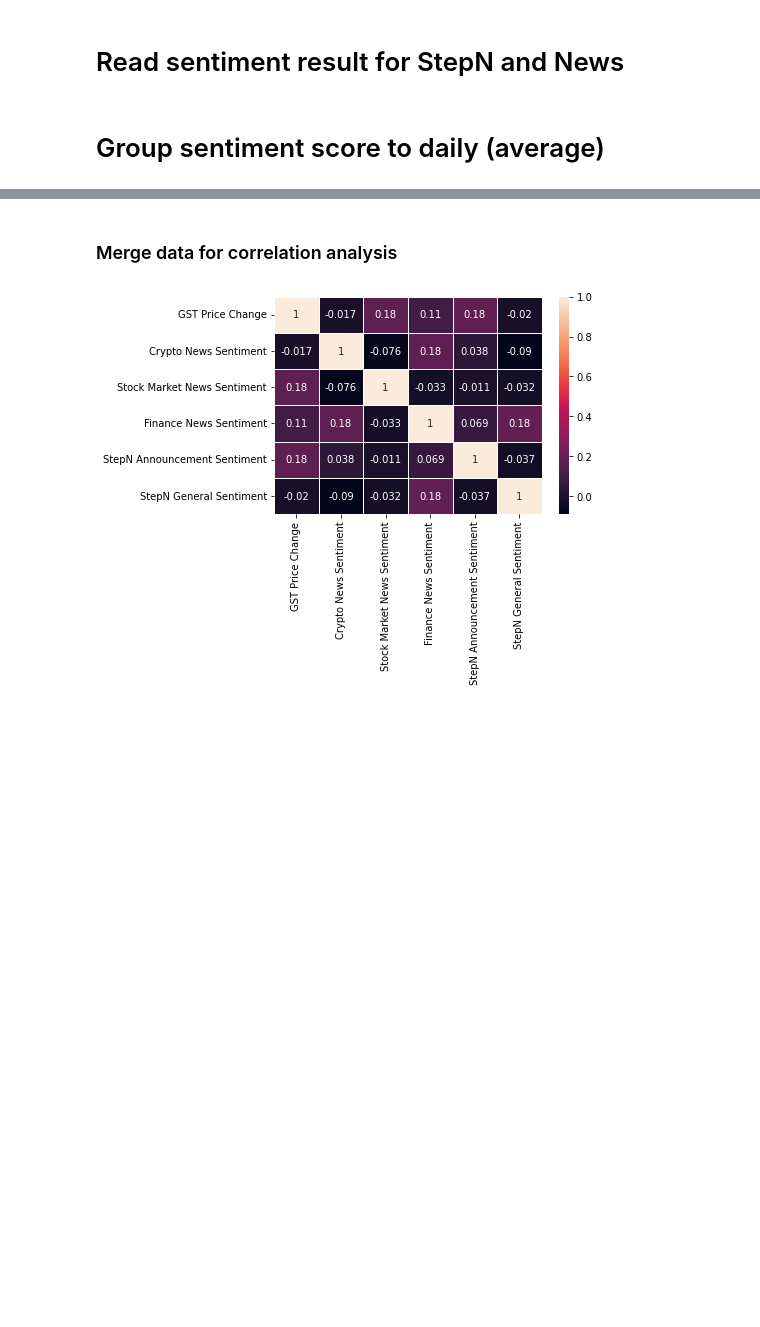
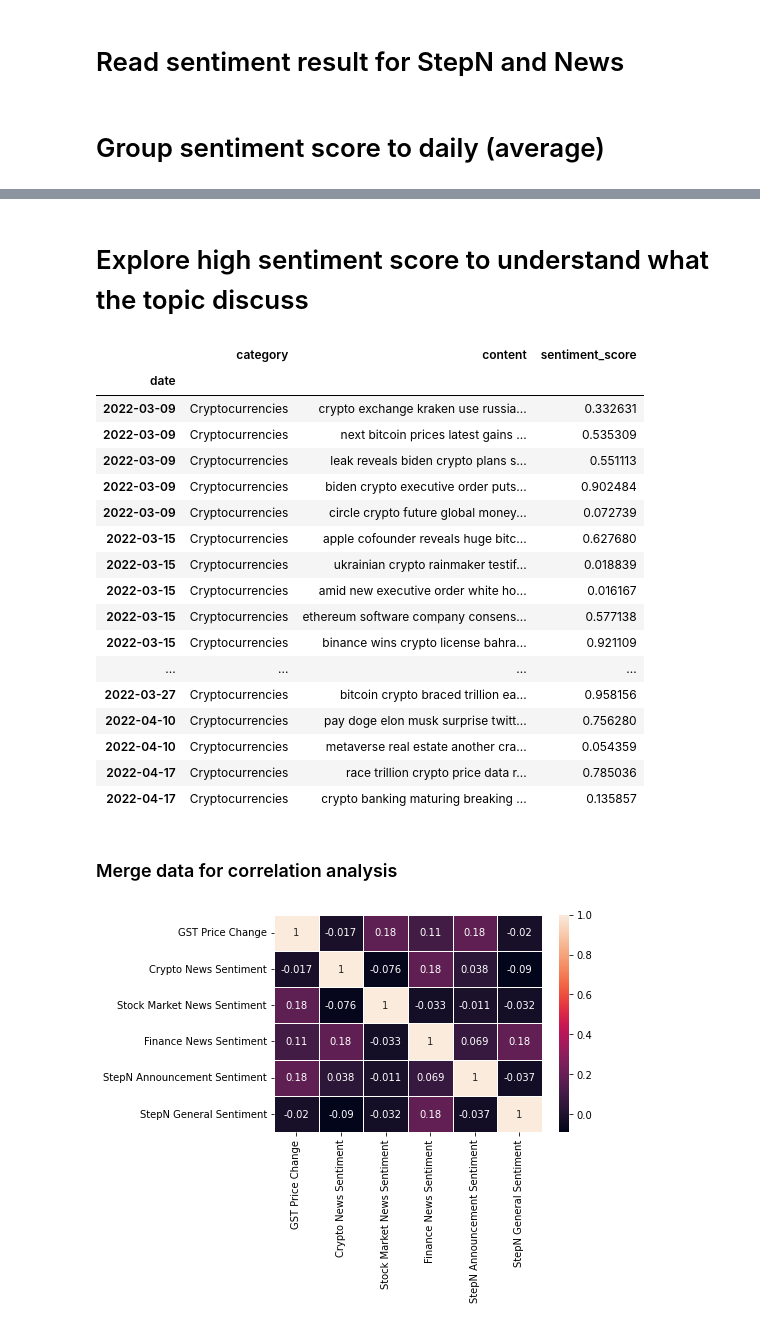
Before and after one commit to eikden/StepN_Sentiment_Analysis_with_LightGradientBoosting_Prediction, a Jupyter notebook: 05. Sentiment Analysis Result.ipynb, the cells around one changed output, grey strips where cells are left out. Saved outputs shown, nothing was run; the diff lists cells and outputs as text; code cells hidden in the pictures; blank space fills up the shorter version.

Commit message:
Update 05. Sentiment Analysis Result.ipynb
Update script for sentiment analysis

```diff
--- a/05. Sentiment Analysis Result.ipynb
+++ b/05. Sentiment Analysis Result.ipynb
@@ -187,3 +172,38 @@ plot_pricing_compare_sentiment(GST_CryptoNews, GST_StocksNews, GST_FinanceNews,
+# %% [markdown]
+# Explore high sentiment score to understand what the topic discuss
+# %%
+news.date = pd.to_datetime(news.date)
+news = news.set_index('date')
+# %%
+Move_Than_4_crypto_news = crpto_news[crpto_news['sentiment_score'] > 0.4]
+Move_Than_4_crypto_news.columns = Move_Than_4_crypto_news.columns.str.replace('sentiment_score', 'avg_sentiment_score')
+# %%
+Move_Than_4_crypto_news = Move_Than_4_crypto_news.join(news)
+Move_Than_4_crypto_news.drop(columns=Move_Than_4_crypto_news.columns[0], axis=1, inplace=True)
+Move_Than_4_crypto_news.drop(columns=Move_Than_4_crypto_news.columns[0], axis=1, inplace=True)
+# %%
+Move_Than_4_crypto_news = Move_Than_4_crypto_news[Move_Than_4_crypto_news['category']=='Cryptocurrencies']
+# %%
+Move_Than_4_crypto_news
+# %% [output]
+|  | category | content | sentiment_score |
+| date |  |  |  |
+| 2022-03-09 | Cryptocurrencies | crypto exchange kraken use russia... | 0.332631 |
+| 2022-03-09 | Cryptocurrencies | next bitcoin prices latest gains ... | 0.535309 |
+| 2022-03-09 | Cryptocurrencies | leak reveals biden crypto plans s... | 0.551113 |
+| 2022-03-09 | Cryptocurrencies | biden crypto executive order puts... | 0.902484 |
+| 2022-03-09 | Cryptocurrencies | circle crypto future global money... | 0.072739 |
+| 2022-03-15 | Cryptocurrencies | apple cofounder reveals huge bitc... | 0.627680 |
+| 2022-03-15 | Cryptocurrencies | ukrainian crypto rainmaker testif... | 0.018839 |
+| 2022-03-15 | Cryptocurrencies | amid new executive order white ho... | 0.016167 |
+| 2022-03-15 | Cryptocurrencies | ethereum software company consens... | 0.577138 |
+| 2022-03-15 | Cryptocurrencies | binance wins crypto license bahra... | 0.921109 |
+| ... | ... | ... | ... |
+| 2022-03-27 | Cryptocurrencies | bitcoin crypto braced trillion ea... | 0.958156 |
+| 2022-04-10 | Cryptocurrencies | pay doge elon musk surprise twitt... | 0.756280 |
+| 2022-04-10 | Cryptocurrencies | metaverse real estate another cra... | 0.054359 |
+| 2022-04-17 | Cryptocurrencies | race trillion crypto price data r... | 0.785036 |
+| 2022-04-17 | Cryptocurrencies | crypto banking maturing breaking ... | 0.135857 |
 # %% [markdown]
 ### Merge data for correlation analysis
 # %%
```
Also changed, not shown: parts of 4 cells of this notebook.
